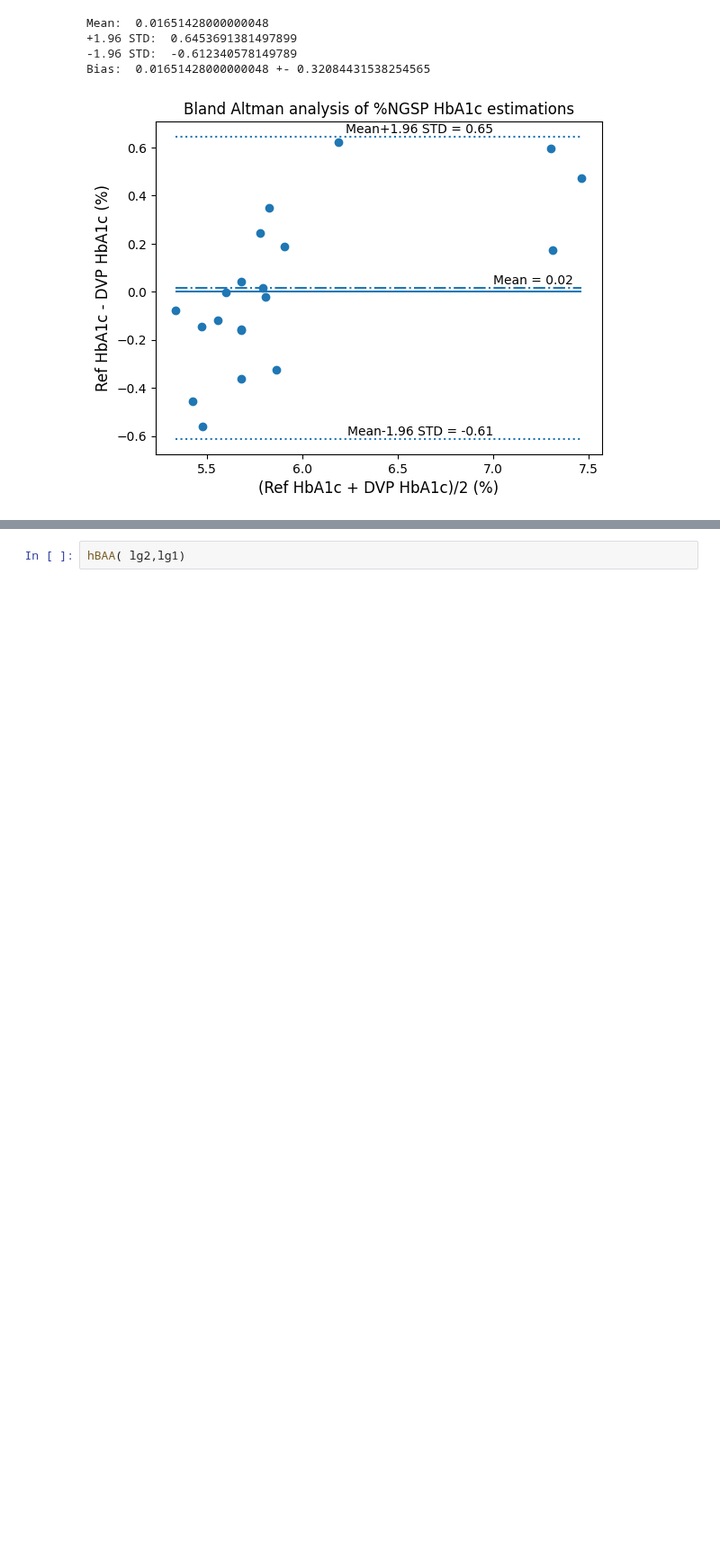
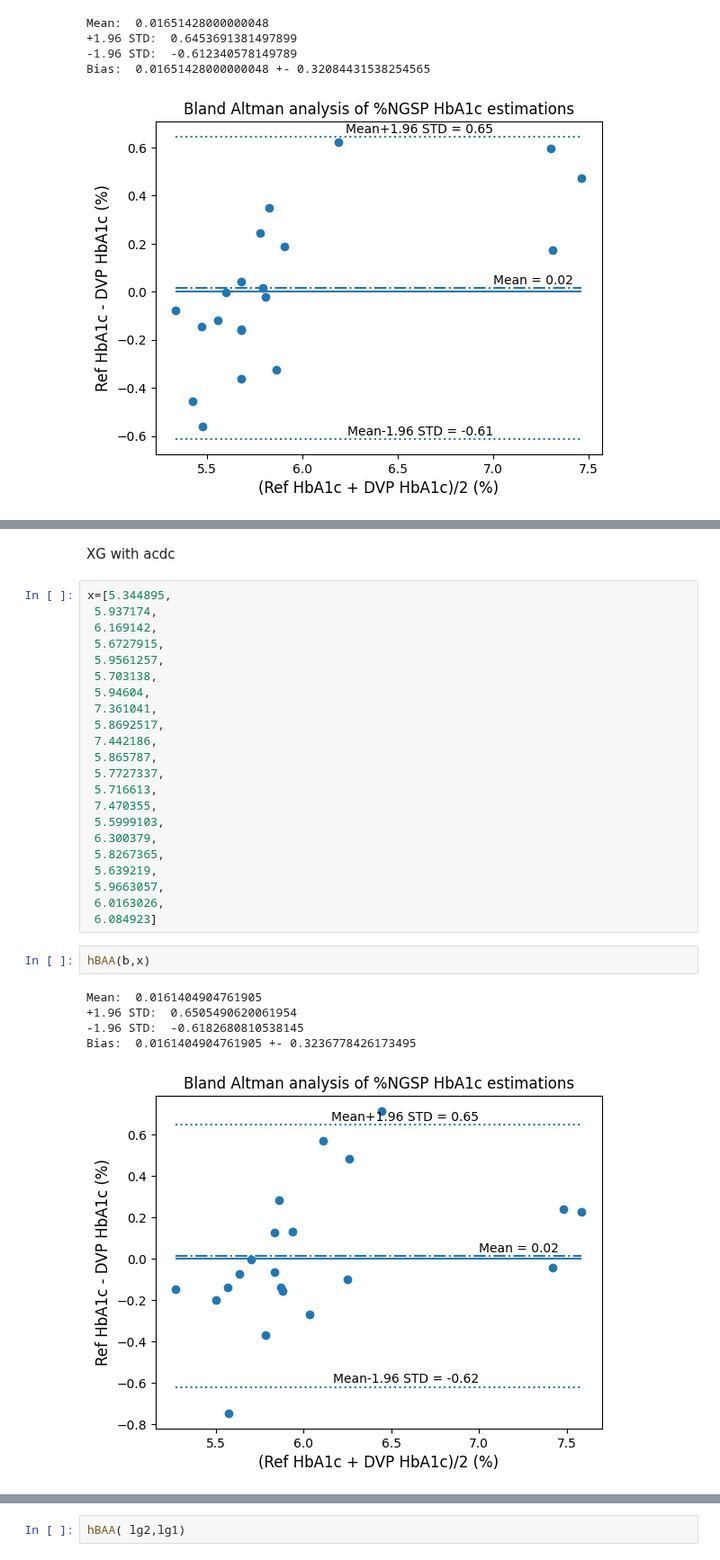
Before and after one commit to shamasatter/Estimating-HbA1c-from-PPG-using-ML, a Jupyter notebook: fig.ipynb, the cells around one changed output, grey strips where cells are left out. Shown at 90% size. Saved outputs shown, nothing was run; the diff lists cells and outputs as text; blank space fills up the shorter version.

```diff
--- a/fig.ipynb
+++ b/fig.ipynb
@@ -208,3 +326,35 @@ Bias:  0.01651428000000048 +- 0.32084431538254565
+# %% [markdown]
+XG with acdc
+# %%
+x=[5.344895,
+ 5.937174,
+ 6.169142,
+ 5.6727915,
+ 5.9561257,
+ 5.703138,
+ 5.94604,
+ 7.361041,
+ 5.8692517,
+ 7.442186,
+ 5.865787,
+ 5.7727337,
+ 5.716613,
+ 7.470355,
+ 5.5999103,
+ 6.300379,
+ 5.8267365,
+ 5.639219,
+ 5.9663057,
+ 6.0163026,
+ 6.084923]
+# %%
+hBAA(b,x)
+# %% [output]
+Mean:  0.0161404904761905
++1.96 STD:  0.6505490620061954
+-1.96 STD:  -0.6182680810538145
+Bias:  0.0161404904761905 +- 0.3236778426173495
+[figure, added]
 # %%
 lg1=[5.338199071526896,
  5.605209392786757,
```
Also changed, not shown: parts of 11 cells of this notebook.
